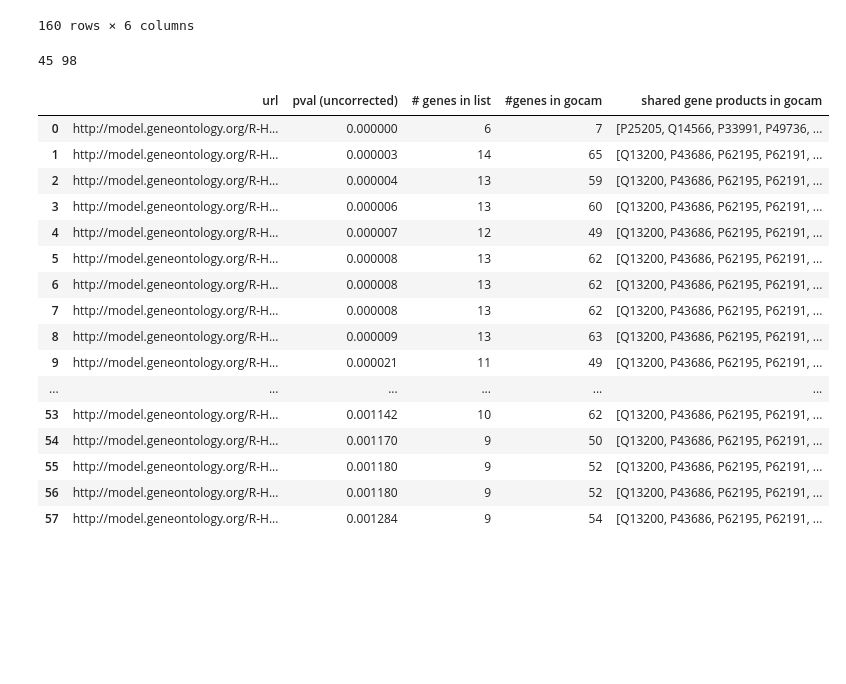
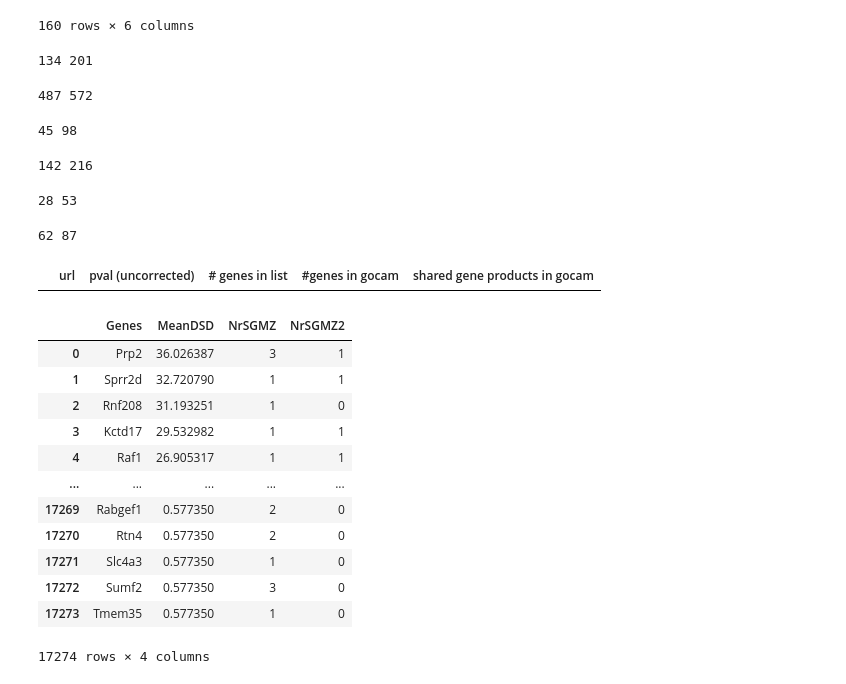
Before and after one commit to nmarkari/gocam_enrichment, a Jupyter notebook: Dev/Noncentral_HGT-Copy1.ipynb, the cells around one changed output. Cells and saved outputs as stored; diff of their text form; code cells hidden in the pictures; blank space fills up the shorter version.

```diff
--- a/Dev/Noncentral_HGT-Copy1.ipynb
+++ b/Dev/Noncentral_HGT-Copy1.ipynb
@@ -68,8 +68,7 @@ df_nc
 160 rows × 6 columns
 # %%
 path = '../../Desktop/GOCAM/'
-datasets = {'gastric_cancer.csv':'ENSEMBL ID', 'cancer.csv':'Gene Symbol',#'P97.csv':'uniprot',
-            'bladder_cancer.csv':'ENSEMBL ID','parkinson.csv':'Gene Symbol',
+datasets = {'Glover_657.csv':'MGI', 'Glover_2025.csv':'MGI'
             }
 
 for dataset, symbol_type in datasets.items():
@@ -79,7 +78,25 @@ for dataset, symbol_type in datasets.items():
     print(N,len(filtered_list))
     sim(N,100000)
 # %% [output]
-45 98
+134 201
+487 572
+# %%
+path = '../../Desktop/GOCAM/'
+datasets = {'gastric_cancer.csv':'ENSEMBL ID', 'cancer.csv':'Gene Symbol',#'P97.csv':'uniprot',
+            'bladder_cancer.csv':'ENSEMBL ID','parkinson.csv':'Gene Symbol',
+            }
+
+for dataset, symbol_type in datasets.items():
+    filename = os.path.join(path,dataset)
+    gene_list, filtered_out_genes, filtered_list, setID2members_input_uni, setID2members_input, df_display = enrich.enrich_wrapper(dataset,symbol_type, return_all = True)
+    N = len(gene_list)-len(filtered_out_genes)
+    print(N,len(filtered_list))
+    sim(N,100000)
+# %% [output]
+45 98
+142 216
+28 53
+62 87
 # %%
 def sim(N,size):
     setID2members = utils.csv2dict('../data/setID2members.csv')
@@ -118,7 +135,7 @@ def get_pval(k,gc,gc_array,size):
     return pval
 # %%
 #utils.dict2csv(gc_array, 'sim_results_1000000.csv')
-gc_array = utils.csv2dict('sim_results_1000000.csv')
+gc_array = utils.csv2dict('../sim_results/134x100000.csv')
 temp = {}
 for k,v in gc_array.items():
     vals = np.array([int(_[:-2]) for _ in v]) #int won't accept a string with a decimal place
@@ -127,43 +144,29 @@ gc_array = temp
 # %%
 setID2members = utils.csv2dict('../data/setID2members.csv')
 gocam2ID = utils.csv2dict('../data/gocam2ID_mouse.csv')
 id2g_ff = utils.csv2dict('../data/ID2gocam_mouse_ff.csv')
 Dict = utils.csv2dict('../data/ID2gocam_mouse.csv')
 
-size = 1000000
+df_s = enrich.enrich_wrapper('Glover_657.csv','MGI',method='set',show_significant=False)
+
+size = 100000#1000000
 alpha = .05
 show_significant = True
 background_num_gocams = len(gocam2ID)
-df_sim = df_nc.copy()
+df_sim = df_s.copy()
 df_sim['pval (uncorrected)']=df_sim.apply(lambda x: get_pval(x['# genes in list'], x['url'],gc_array,size), axis =1)
 
 df_sim.sort_values('pval (uncorrected)',inplace=True)
 df_sim.reset_index(drop=True, inplace=True)
 df_sim['FDR_val'] = (df_sim.index+1)*alpha/background_num_gocams
 df_sim['Less_than'] = (df_sim['pval (uncorrected)'] < df_sim['FDR_val'])
 index = df_sim.Less_than.where(df_sim.Less_than==True).last_valid_index()
 df_significant = df_sim
 if (show_significant):
     df_significant = df_sim.loc[0:index].copy()
     if index == None:
         df_significant = pd.DataFrame(columns =['url', 'pval (uncorrected)', '# genes in list','#genes in gocam','shared gene products in gocam'])
 df_sim = df_significant[['url','pval (uncorrected)', '# genes in list', '#genes in gocam','shared gene products in gocam']].copy()
 df_sim
 # %% [output]
 |  | url | pval (uncorrected) | # genes in list | #genes in gocam | shared gene products in gocam |
-| 0 | http://model.geneontology.org/R-H... | 0.000000 | 6 | 7 | [P25205, Q14566, P33991, P49736, ... |
-| 1 | http://model.geneontology.org/R-H... | 0.000003 | 14 | 65 | [Q13200, P43686, P62195, P62191, ... |
-| 2 | http://model.geneontology.org/R-H... | 0.000004 | 13 | 59 | [Q13200, P43686, P62195, P62191, ... |
-| 3 | http://model.geneontology.org/R-H... | 0.000006 | 13 | 60 | [Q13200, P43686, P62195, P62191, ... |
-| 4 | http://model.geneontology.org/R-H... | 0.000007 | 12 | 49 | [Q13200, P43686, P62195, P62191, ... |
-| 5 | http://model.geneontology.org/R-H... | 0.000008 | 13 | 62 | [Q13200, P43686, P62195, P62191, ... |
-| 6 | http://model.geneontology.org/R-H... | 0.000008 | 13 | 62 | [Q13200, P43686, P62195, P62191, ... |
-| 7 | http://model.geneontology.org/R-H... | 0.000008 | 13 | 62 | [Q13200, P43686, P62195, P62191, ... |
-| 8 | http://model.geneontology.org/R-H... | 0.000009 | 13 | 63 | [Q13200, P43686, P62195, P62191, ... |
-| 9 | http://model.geneontology.org/R-H... | 0.000021 | 11 | 49 | [Q13200, P43686, P62195, P62191, ... |
-| ... | ... | ... | ... | ... | ... |
-| 53 | http://model.geneontology.org/R-H... | 0.001142 | 10 | 62 | [Q13200, P43686, P62195, P62191, ... |
-| 54 | http://model.geneontology.org/R-H... | 0.001170 | 9 | 50 | [Q13200, P43686, P62195, P62191, ... |
-| 55 | http://model.geneontology.org/R-H... | 0.001180 | 9 | 52 | [Q13200, P43686, P62195, P62191, ... |
-| 56 | http://model.geneontology.org/R-H... | 0.001180 | 9 | 52 | [Q13200, P43686, P62195, P62191, ... |
-| 57 | http://model.geneontology.org/R-H... | 0.001284 | 9 | 54 | [Q13200, P43686, P62195, P62191, ... |
@@ -209,0 +173,17 @@ test[0:67]
+# %%
+df17 = pd.read_csv('../../Desktop/Network_data/mouse_samples_insilicoPlasmid_allreps_SGwideMin250counts.txt.sgrna_summary_SGwideMin250counts.txt',sep='\t')
+df17#['Uniprot.ID']
+# %% [output]
+|  | Genes | MeanDSD | NrSGMZ | NrSGMZ2 |
+| 0 | Prp2 | 36.026387 | 3 | 1 |
+| 1 | Sprr2d | 32.720790 | 1 | 1 |
+| 2 | Rnf208 | 31.193251 | 1 | 0 |
+| 3 | Kctd17 | 29.532982 | 1 | 1 |
+| 4 | Raf1 | 26.905317 | 1 | 1 |
+| ... | ... | ... | ... | ... |
+| 17269 | Rabgef1 | 0.577350 | 2 | 0 |
+| 17270 | Rtn4 | 0.577350 | 2 | 0 |
+| 17271 | Slc4a3 | 0.577350 | 1 | 0 |
+| 17272 | Sumf2 | 0.577350 | 3 | 0 |
+| 17273 | Tmem35 | 0.577350 | 1 | 0 |
+17274 rows × 4 columns
```
Also changed, not shown: parts of 13 cells of this notebook, 9 other files.
